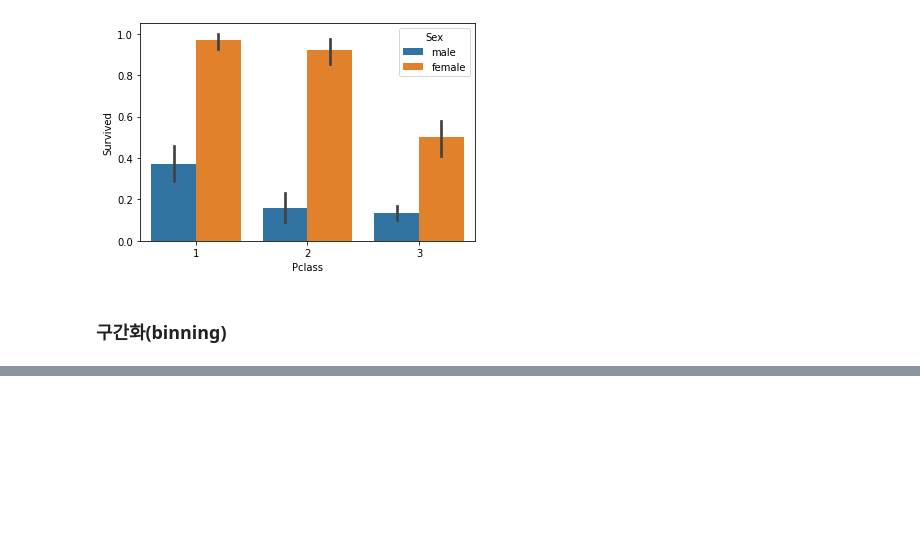
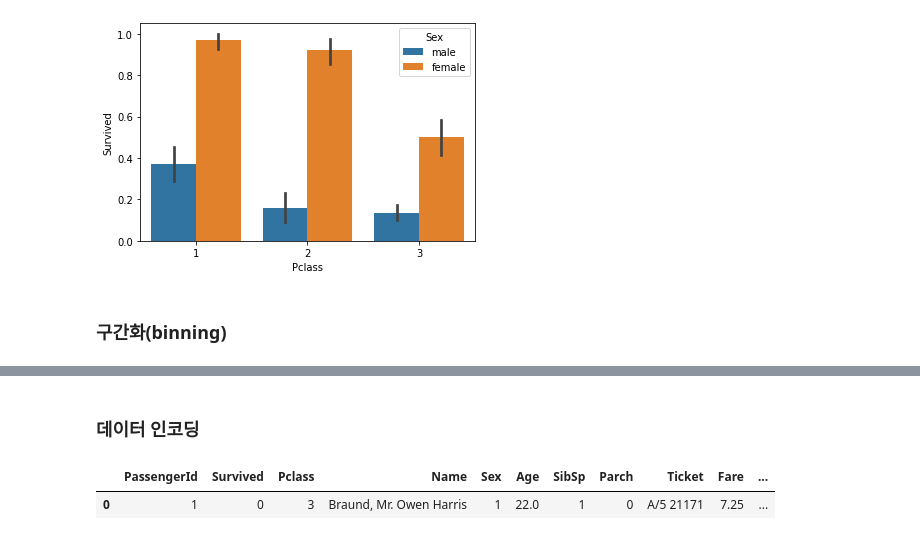
Before and after one commit to chaerui7967/Today_I_Learned, a Jupyter notebook: 머신러닝/sklearn/타이타닉 실습.ipynb, the cells around one changed output, grey strips where cells are left out. Saved outputs shown, nothing was run; the diff lists cells and outputs as text; code cells hidden in the pictures; blank space fills up the shorter version.

```diff
--- a/머신러닝/sklearn/타이타닉 실습.ipynb
+++ b/머신러닝/sklearn/타이타닉 실습.ipynb
@@ -169,0 +170,21 @@ titanic_df.drop('Age_cat', axis = 1, inplace = True)
+# %% [markdown]
+### 데이터 인코딩
+# %%
+from sklearn import preprocessing
+
+# 레이블 인코딩
+def encode_features(dataDf):  # , features 추가해서 다른 데이터프레임에서도 사용가능하게 만들수 있음
+    # 문자열 카테고리
+    features = ['Cabin', 'Sex', 'Embarked']
+    for feature in features:
+        le = preprocessing.LabelEncoder()
+        le = le.fit(dataDf[feature])
+        dataDf[feature] = le.transform(dataDf[feature])
+
+    return dataDf
+
+titanic_df = encode_features(titanic_df)
+titanic_df.head(1)
+# %% [output]
+|  | PassengerId | Survived | Pclass | Name | Sex | Age | SibSp | Parch | Ticket | Fare | ... |
+| 0 | 1 | 0 | 3 | Braund, Mr. Owen Harris | 1 | 22.0 | 1 | 0 | A/5 21171 | 7.25 | ... |
```
Also changed, not shown: parts of 25 cells of this notebook.
